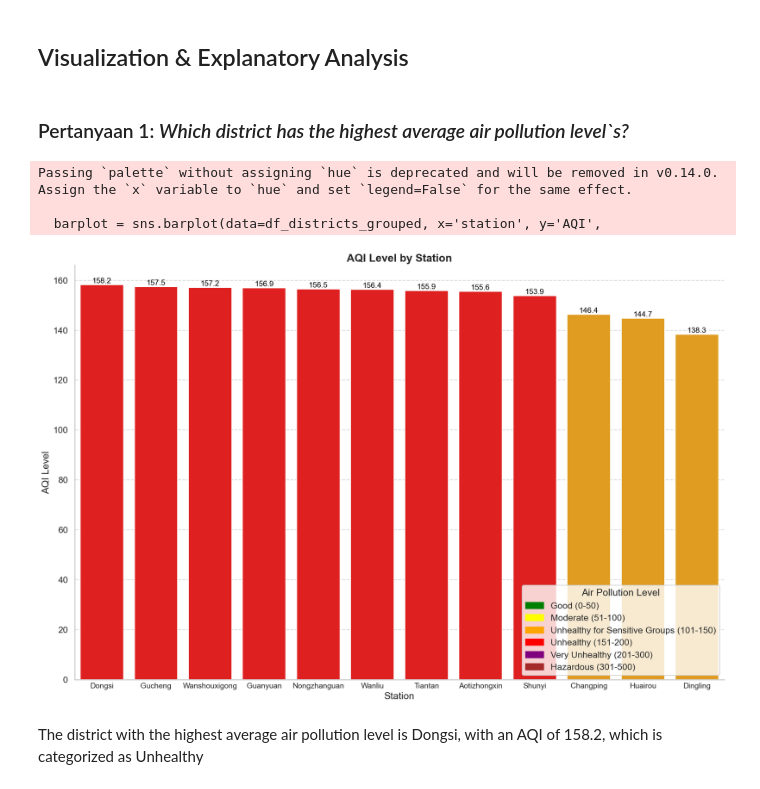
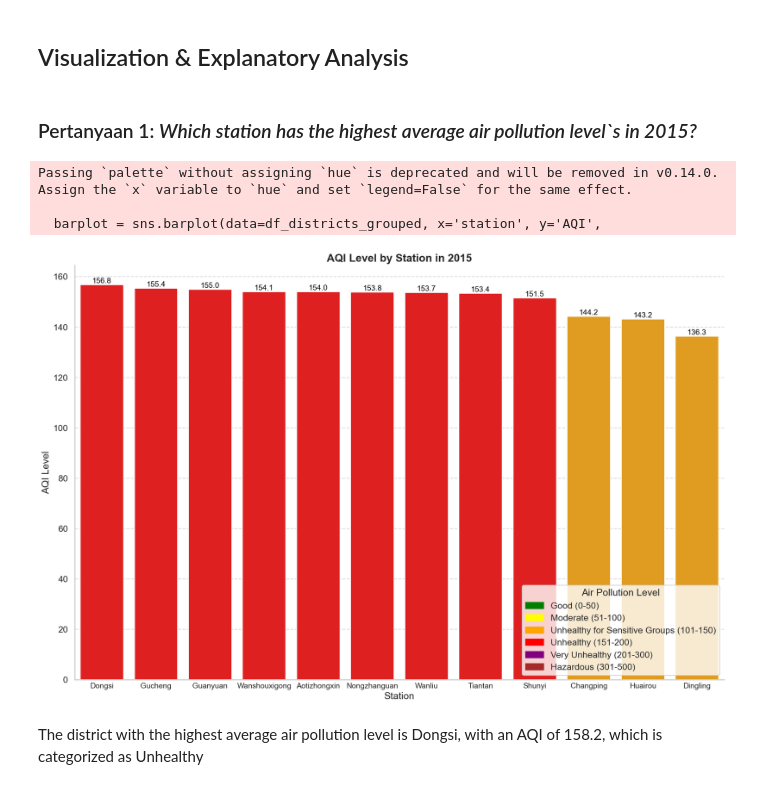
Before and after one commit to JoshuaGlaZ/air-quality-analysis, a Jupyter notebook: notebook.ipynb, the cells around one changed output. Drawn from its saved outputs; the diff is of its cells as text; code cells hidden in the pictures.

```diff
--- a/notebook.ipynb
+++ b/notebook.ipynb
@@ -1019,6 +1015,7 @@ def calculate_overall_aqi(row, pollutants):
 # %%
-# Group by station, year, and month to calculate the mean pollutant levels
-df_districts = data_df.groupby(['station', 'year', 'month']).agg({
+# Group by station, year, and month to calculate the mean pollutant levels for only 2015
+df_districts = data_df[data_df['year'] == 2015]
+df_districts = df_districts.groupby(['station', 'year', 'month']).agg({
     'PM2.5': 'mean',
     'PM10': 'mean',
     'NO2': 'mean',
@@ -1189,7 +1205,7 @@ avg_pollutants_monthly_melted
 # %% [markdown]
 ## Visualization & Explanatory Analysis
 # %% [markdown]
-### Pertanyaan 1: _Which district has the highest average air pollution level`s?_
+### Pertanyaan 1: _Which station has the highest average air pollution level`s in 2015?_
 # %%
 # Set the style of the plot
 sns.set_context("talk")
@@ -1221,40 +1237,40 @@ barplot = sns.barplot(data=df_districts_grouped, x='station', y='AQI',
 # Gives x-axis labels for readability
 plt.xticks(ha='center', va='center', fontsize=14)
 
-plt.title('AQI Level by Station', fontsize=20, fontweight='bold')
+plt.title('AQI Level by Station in 2015', fontsize=20, fontweight='bold')
 plt.xlabel('Station', fontsize=18)
 plt.ylabel('AQI Level', fontsize=18)
 
 
 # Create a legend for AQI levels
 legend_labels = ['Good (0-50)', 'Moderate (51-100)', 'Unhealthy for Sensitive Groups (101-150)',
                  'Unhealthy (151-200)', 'Very Unhealthy (201-300)', 'Hazardous (301-500)']
 legend_colors = ['green', 'yellow', 'orange', 'red', 'purple', 'brown']
 
 # Manually create the legend
 handles = [plt.Rectangle((0, 0), 1, 1, color=legend_colors[i])
            for i in range(len(legend_labels))]
 plt.legend(handles, legend_labels,
            title="Air Pollution Level", loc='lower right')
 
 # Annotate bars with AQI values
 for bar in barplot.patches:
     bar_height = bar.get_height()
     barplot.annotate(f'{bar_height:.1f}',
                      (bar.get_x() + bar.get_width() / 2, bar_height),
                      ha='center', va='bottom', fontsize=14,
                      color='black' if bar_height < 200 else 'white')
 
 plt.grid(axis='y', linestyle='--', alpha=0.7)
 sns.despine()
 
 plt.tight_layout()
 plt.show()
 # %% [output]
 Passing `palette` without assigning `hue` is deprecated and will be removed in v0.14.0. Assign the `x` variable to `hue` and set `legend=False` for the same effect.
 
   barplot = sns.barplot(data=df_districts_grouped, x='station', y='AQI',
-[figure, old version]
+[figure, new version]
 # %% [markdown]
 The district with the highest average air pollution level is Dongsi, with an AQI of 158.2, which is categorized as Unhealthy
 # %% [markdown]
```
Also changed, not shown: parts of 17 cells of this notebook.
